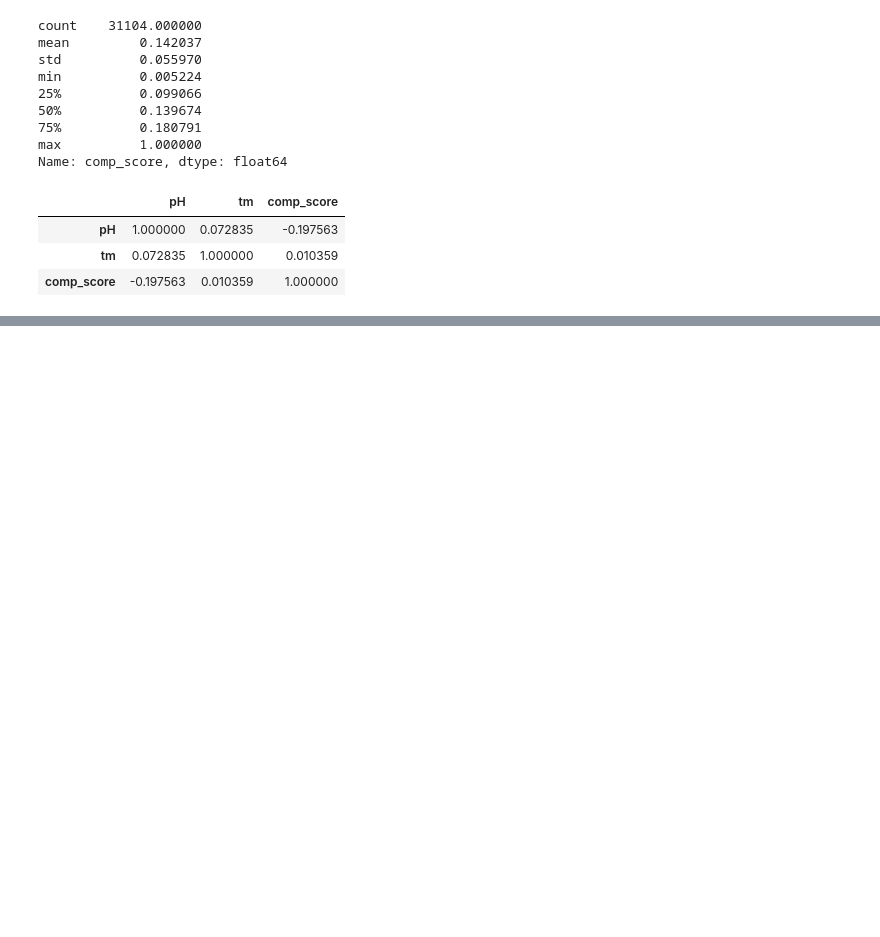
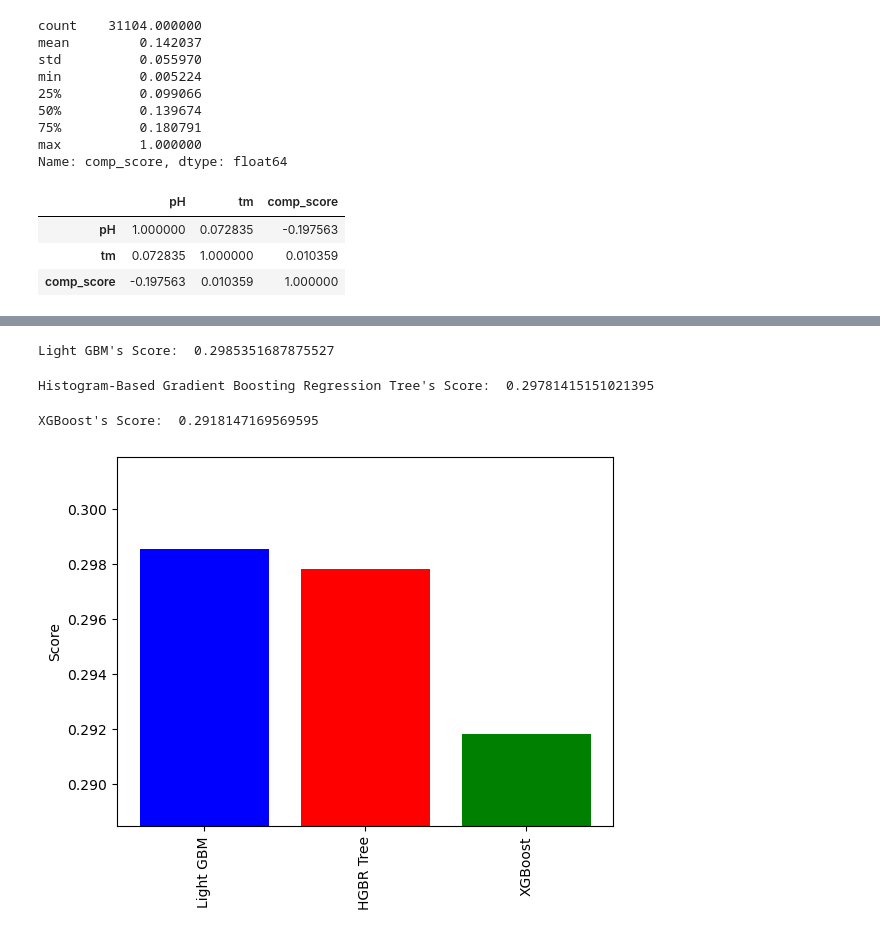
Before and after one commit to MarcJKolb/Novozyme-Enzyme-Stability, a Jupyter notebook: Novoenzyme_EDA.ipynb, the cells around one changed output, grey strips where cells are left out. Drawn from its saved outputs; the diff is of its cells as text; code cells hidden in the pictures; blank space fills up the shorter version.

```diff
--- a/Novoenzyme_EDA.ipynb
+++ b/Novoenzyme_EDA.ipynb
@@ -162,0 +252,78 @@ novo.corr()
+# %%
+import lightgbm as ltb
+from sklearn.model_selection import RandomizedSearchCV
+from scipy.stats import uniform
+from scipy.stats import randint
+
+LGMBR = ltb.LGBMRegressor()
+model_params = {
+    'learning_rate': uniform(),
+    'subsample': uniform(),
+    'n_estimators': randint(100, 1000),
+    'max_depth' : randint(4, 10)
+}
+
+clf = RandomizedSearchCV(LGMBR, model_params, n_iter = 10, cv = 5)
+
+model_1 = clf.fit(X_train, y_train)
+
+model_1_score = model_1.best_estimator_.score(X_test, y_test)
+
+print('Light GBM\'s Score: ', model_1_score)
+# %% [output]
+Light GBM's Score:  0.2985351687875527
+# %%
+from sklearn.ensemble import HistGradientBoostingRegressor
+
+HGBR = HistGradientBoostingRegressor()
+model_params = {
+    'learning_rate': uniform(),
+    'max_iter': randint(10, 500),
+    'max_leaf_nodes': randint(10, 100)
+}
+
+clf = RandomizedSearchCV(HGBR, model_params, n_iter = 10, cv = 5)
+
+model_2 = clf.fit(X_train, y_train)
+
+model_2_score = model_2.best_estimator_.score(X_test, y_test)
+
+print('Histogram-Based Gradient Boosting Regression Tree\'s Score: ', model_2_score)
+# %% [output]
+Histogram-Based Gradient Boosting Regression Tree's Score:  0.29781415151021395
+# %%
+import xgboost as xgb
+
+XGB = xgb.XGBRegressor()
+model_params = {
+    'learning_rate' : uniform(),
+    'max_depth' : randint(1, 20),
+    'min_child_weight' : randint(1, 10),
+    'gamma': uniform(),
+    'colsample_bytree' : uniform()
+}
+
+clf = RandomizedSearchCV(XGB, model_params, n_iter = 10, cv = 5)
+
+model_3 = clf.fit(X_train, y_train)
+
+model_3_score = model_3.best_estimator_.score(X_test, y_test)
+
+print('XGBoost\'s Score: ', model_3_score)
+# %% [output]
+XGBoost's Score:  0.2918147169569595
+# %%
+model_list = ['Light GBM', 'HGBR Tree', 'XGBoost']
+model_values = [model_1_score, model_2_score, model_3_score]
+
+high = max(model_values)
+low = min(model_values)
+diff = high - low
+
+plt.ylim([low-(diff*0.5), high+(diff*0.5)])
+plt.bar(model_list, model_values, color = ['blue', 'red', 'green'])
+plt.xticks(rotation = 90)
+plt.ylabel('Score')
+plt.show()
+# %% [output]
+[figure, added]
```
Also changed, not shown: parts of 11 cells of this notebook.
